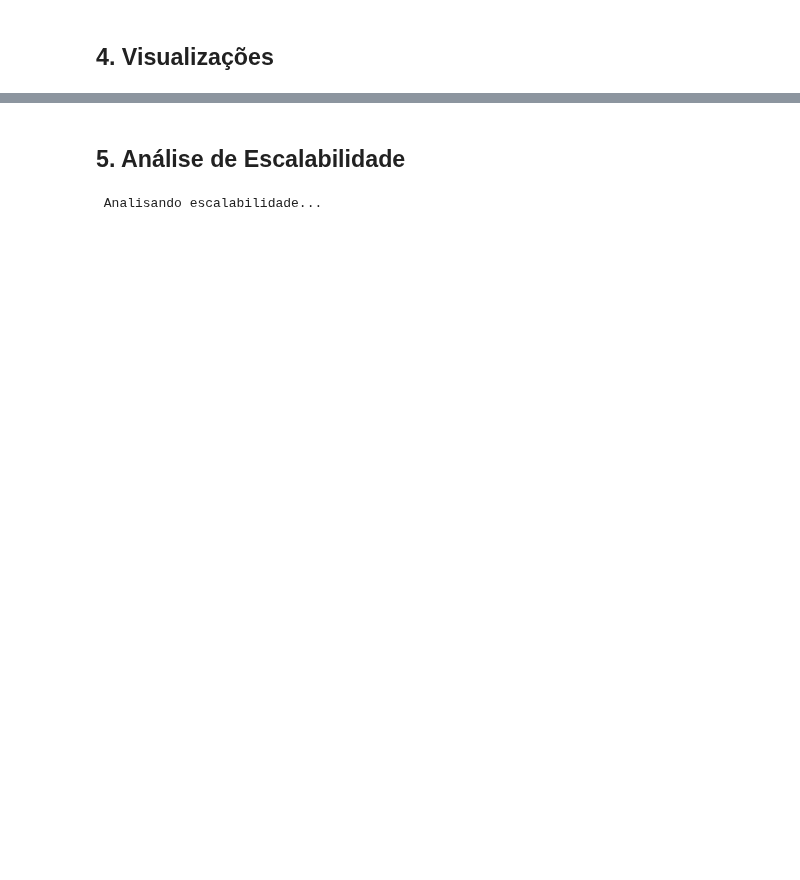
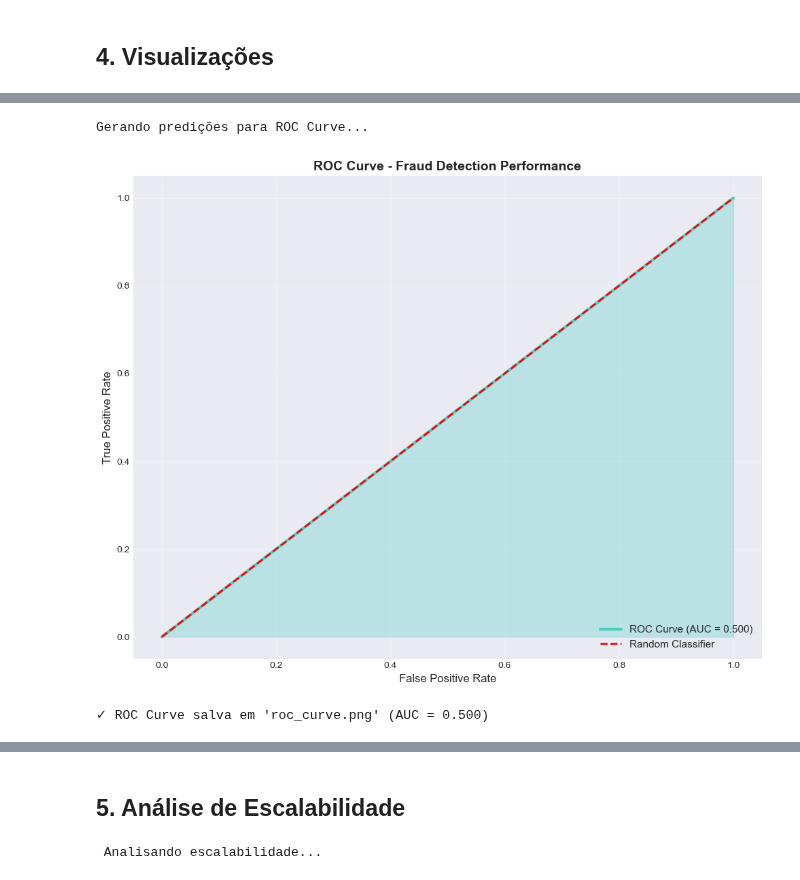
Before and after one commit to firebitsbr/fraud-detection-neuromorphic, a Jupyter notebook: notebooks/03-loihi_benchmark.ipynb, the cells around one changed output, grey strips where cells are left out. Drawn from its saved outputs; the diff is of its cells as text; code cells hidden in the pictures; blank space fills up the shorter version.

```diff
--- a/notebooks/03-loihi_benchmark.ipynb
+++ b/notebooks/03-loihi_benchmark.ipynb
@@ -509 +526,54 @@ print(" Gráficos salvos em 'latency_distribution.png'")
  Gráficos salvos em 'latency_distribution.png'
+# %%
+# Plot 4: ROC Curve
+from sklearn.metrics import roc_curve, auc
+
+# Obter predições probabilísticas do modelo
+print("Gerando predições para ROC Curve...")
+y_scores = []
+for i in tqdm(range(len(X_test)), desc="Predições"):
+    transaction = df_test.iloc[i].to_dict()
+    try:
+        prediction = pipeline.predict(transaction)
+        # Extrair o valor numérico da predição
+        # pipeline.predict() pode retornar dict, float ou int
+        if isinstance(prediction, dict):
+            # Se for dict, tentar extrair probabilidade de fraude
+            score = prediction.get('fraud_probability', prediction.get('prediction', 0.5))
+        elif isinstance(prediction, (int, float)):
+            score = float(prediction)
+        else:
+            score = 0.5
+        y_scores.append(score)
+    except Exception as e:
+        print(f"\nErro na amostra {i}: {e}")
+        y_scores.append(0.5)  # Valor padrão em caso de erro
+
+# Converter para array numpy
+y_scores = np.array(y_scores, dtype=float)
+
+# Calcular ROC
+fpr, tpr, thresholds = roc_curve(y_test_np, y_scores)
+roc_auc = auc(fpr, tpr)
+
+# Plot
+fig, ax = plt.subplots(figsize=(10, 8))
+ax.plot(fpr, tpr, color='#4ECDC4', linewidth=3, label=f'ROC Curve (AUC = {roc_auc:.3f})')
+ax.plot([0, 1], [0, 1], 'r--', linewidth=2, label='Random Classifier')
+ax.fill_between(fpr, tpr, alpha=0.3, color='#4ECDC4')
+
+ax.set_xlabel('False Positive Rate', fontsize=12)
+ax.set_ylabel('True Positive Rate', fontsize=12)
+ax.set_title('ROC Curve - Fraud Detection Performance', fontsize=14, fontweight='bold')
+ax.legend(loc='lower right', fontsize=11)
+ax.grid(alpha=0.3)
+
+plt.tight_layout()
+plt.savefig('roc_curve.png', dpi=300, bbox_inches='tight')
+plt.show()
+
+print(f"✓ ROC Curve salva em 'roc_curve.png' (AUC = {roc_auc:.3f})")
+# %% [output]
+Gerando predições para ROC Curve...
+[figure, added]
+✓ ROC Curve salva em 'roc_curve.png' (AUC = 0.500)
```
Also changed, not shown: parts of 10 cells of this notebook, 22 other files.
